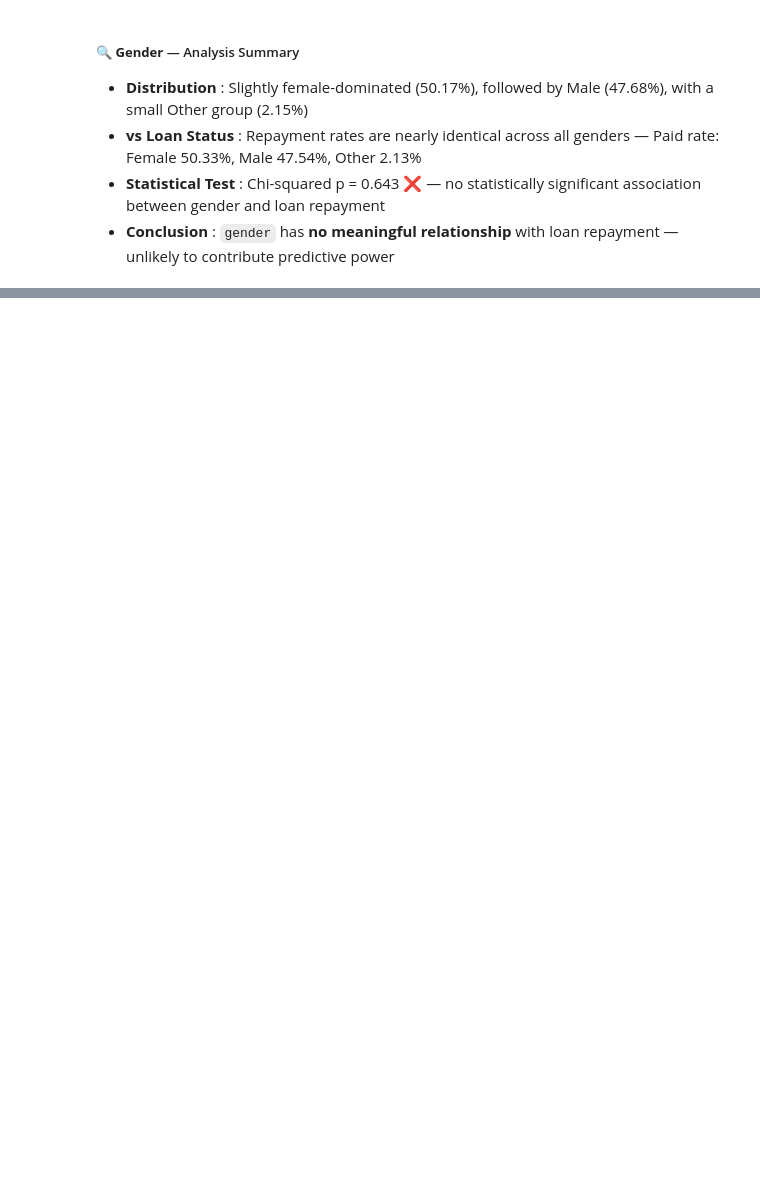
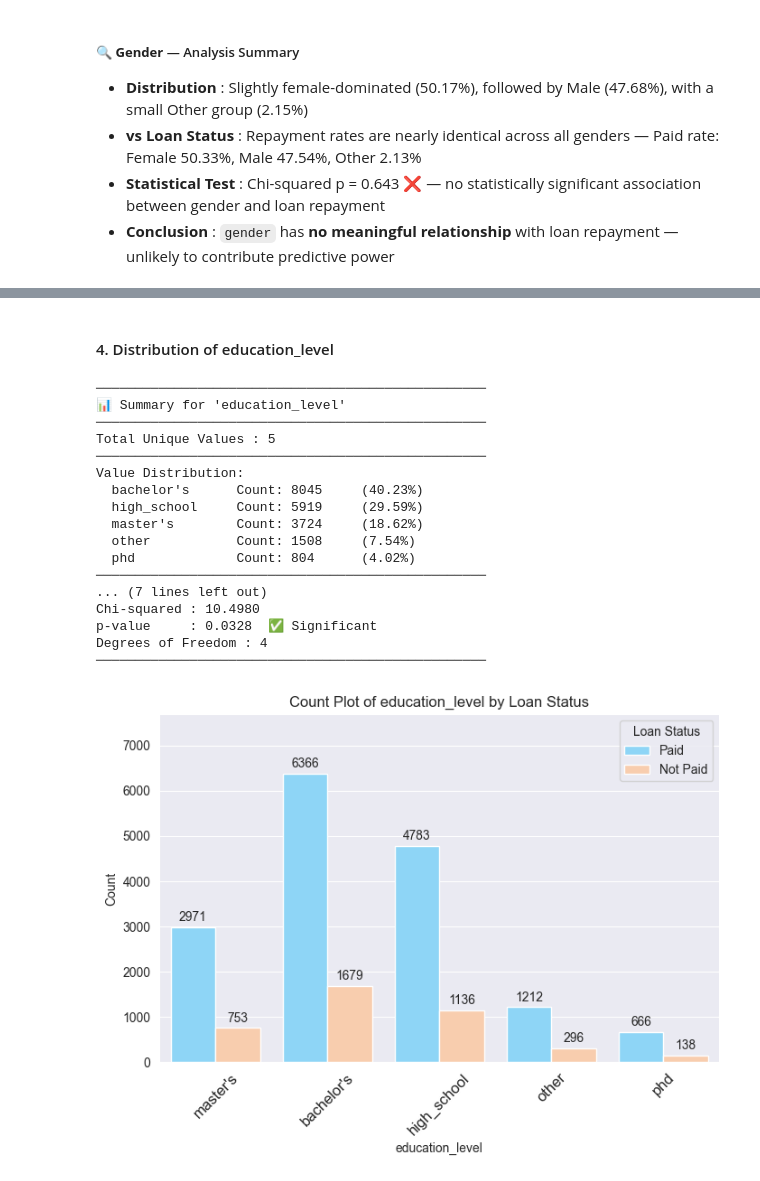
Before and after one commit to AshenFdo/Loan-Eligibility-Prediction, a Jupyter notebook: notebook/EDA_Loan_Approval.ipynb, the cells around one changed output, grey strips where cells are left out. Drawn from its saved outputs; the diff is of its cells as text; code cells hidden in the pictures; blank space fills up the shorter version.

```diff
--- a/notebook/EDA_Loan_Approval.ipynb
+++ b/notebook/EDA_Loan_Approval.ipynb
@@ -255,0 +385,24 @@ Degrees of Freedom : 2
+# %% [markdown]
+#### 4. Distribution of education_level
+# %%
+statistical_summary_for_categorical("education_level")
+plot_categorical_distribution("education_level")
+# %% [output]
+──────────────────────────────────────────────────
+📊 Summary for 'education_level'
+──────────────────────────────────────────────────
+Total Unique Values : 5
+──────────────────────────────────────────────────
+Value Distribution:
+  bachelor's      Count: 8045     (40.23%)
+  high_school     Count: 5919     (29.59%)
+  master's        Count: 3724     (18.62%)
+  other           Count: 1508     (7.54%)
+  phd             Count: 804      (4.02%)
+──────────────────────────────────────────────────
+... (7 lines left out)
+Chi-squared : 10.4980
+p-value     : 0.0328  ✅ Significant
+Degrees of Freedom : 4
+──────────────────────────────────────────────────
+[figure, added]
```
Also changed, not shown: parts of 62 cells of this notebook, 1 other file.
